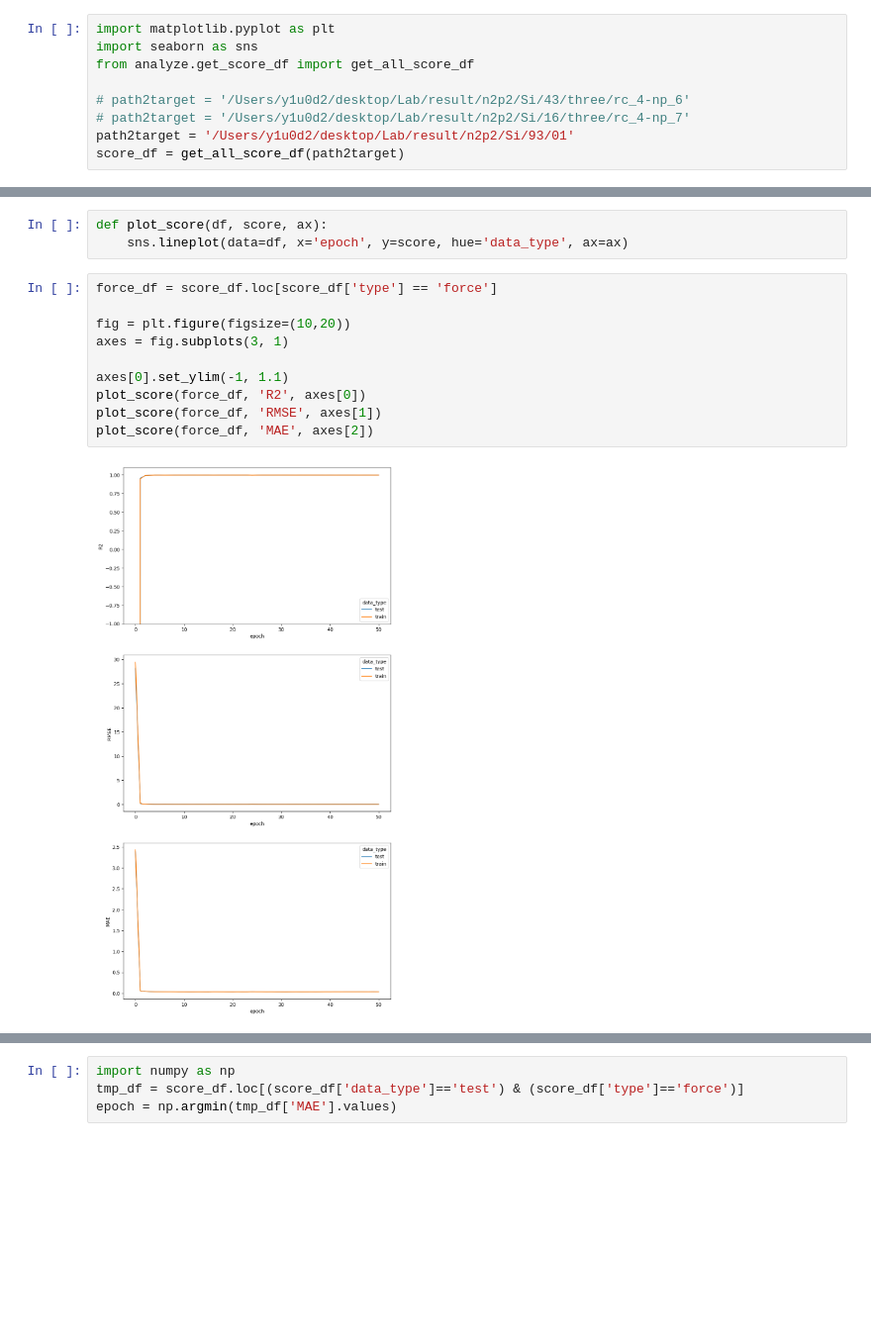
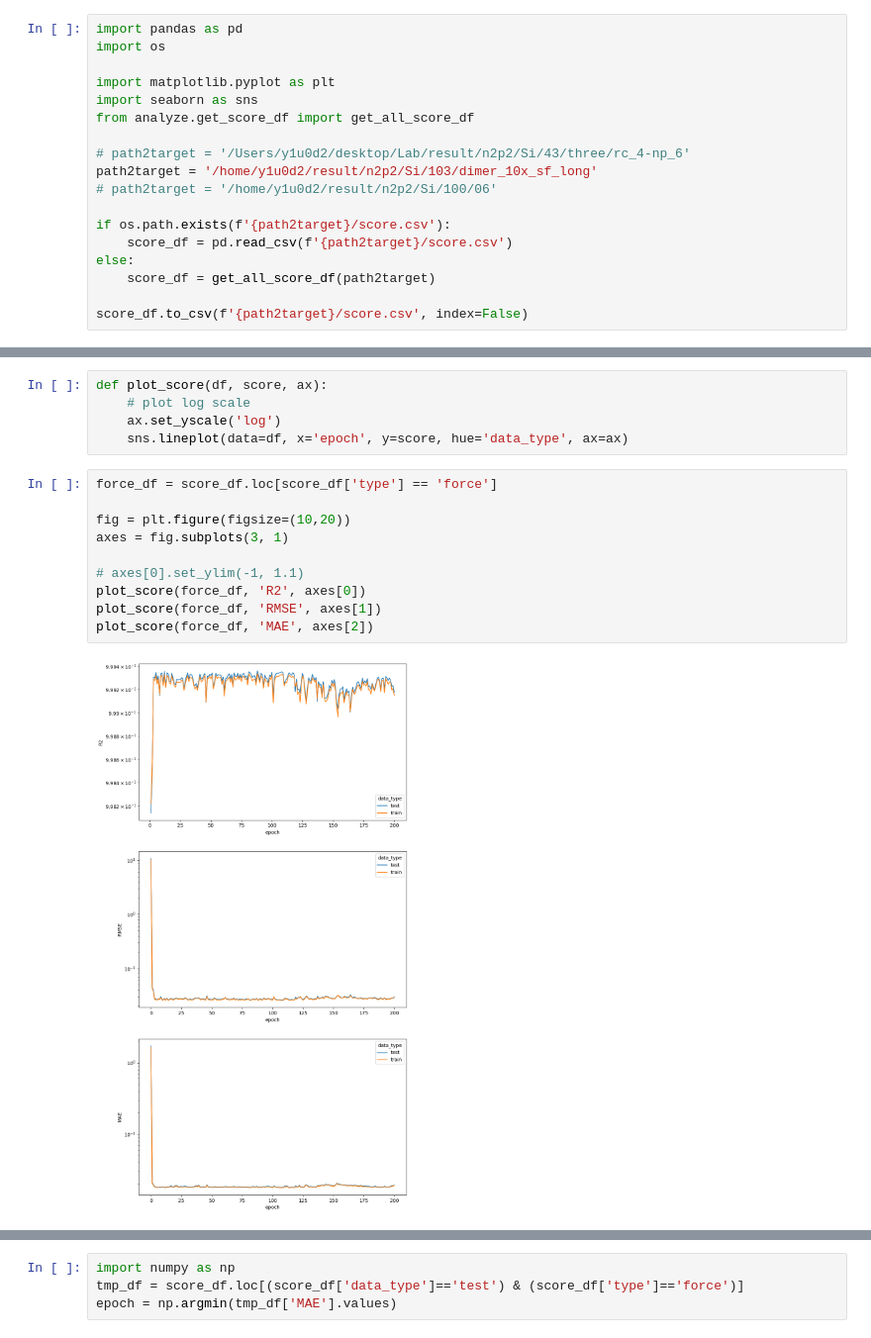
Before and after one commit to y1u0d2a1i/ml_potential, a Jupyter notebook: analyze/wip/plot_score.ipynb, the cells around one changed output, grey strips where cells are left out. Shown at 99% size. Drawn from its saved outputs; the diff is of its cells as text; blank space fills up the shorter version.

```diff
--- a/analyze/wip/plot_score.ipynb
+++ b/analyze/wip/plot_score.ipynb
@@ -1,9 +1,18 @@
 # %%
+import pandas as pd
+import os
+
 import matplotlib.pyplot as plt
 import seaborn as sns
 from analyze.get_score_df import get_all_score_df
 
 # path2target = '/Users/y1u0d2/desktop/Lab/result/n2p2/Si/43/three/rc_4-np_6'
-# path2target = '/Users/y1u0d2/desktop/Lab/result/n2p2/Si/16/three/rc_4-np_7'
-path2target = '/Users/y1u0d2/desktop/Lab/result/n2p2/Si/93/01'
-score_df = get_all_score_df(path2target)
+path2target = '/home/y1u0d2/result/n2p2/Si/103/dimer_10x_sf_long'
+# path2target = '/home/y1u0d2/result/n2p2/Si/100/06'
+
+if os.path.exists(f'{path2target}/score.csv'):
+    score_df = pd.read_csv(f'{path2target}/score.csv')
+else:
+    score_df = get_all_score_df(path2target)
+
+score_df.to_csv(f'{path2target}/score.csv', index=False)
@@ -26,18 +55,20 @@ score_df
 # %%
 def plot_score(df, score, ax):
+    # plot log scale
+    ax.set_yscale('log')
     sns.lineplot(data=df, x='epoch', y=score, hue='data_type', ax=ax)
 # %%
 force_df = score_df.loc[score_df['type'] == 'force']
 
 fig = plt.figure(figsize=(10,20))
 axes = fig.subplots(3, 1)
 
-axes[0].set_ylim(-1, 1.1)
+# axes[0].set_ylim(-1, 1.1)
 plot_score(force_df, 'R2', axes[0])
 plot_score(force_df, 'RMSE', axes[1])
 plot_score(force_df, 'MAE', axes[2])
 # %% [output]
-[figure, old version]
+[figure, new version]
 # %%
 energy_df = score_df.loc[score_df['type'] == 'energy']
 
```
Also changed, not shown: parts of 7 cells of this notebook, 15 other files.
